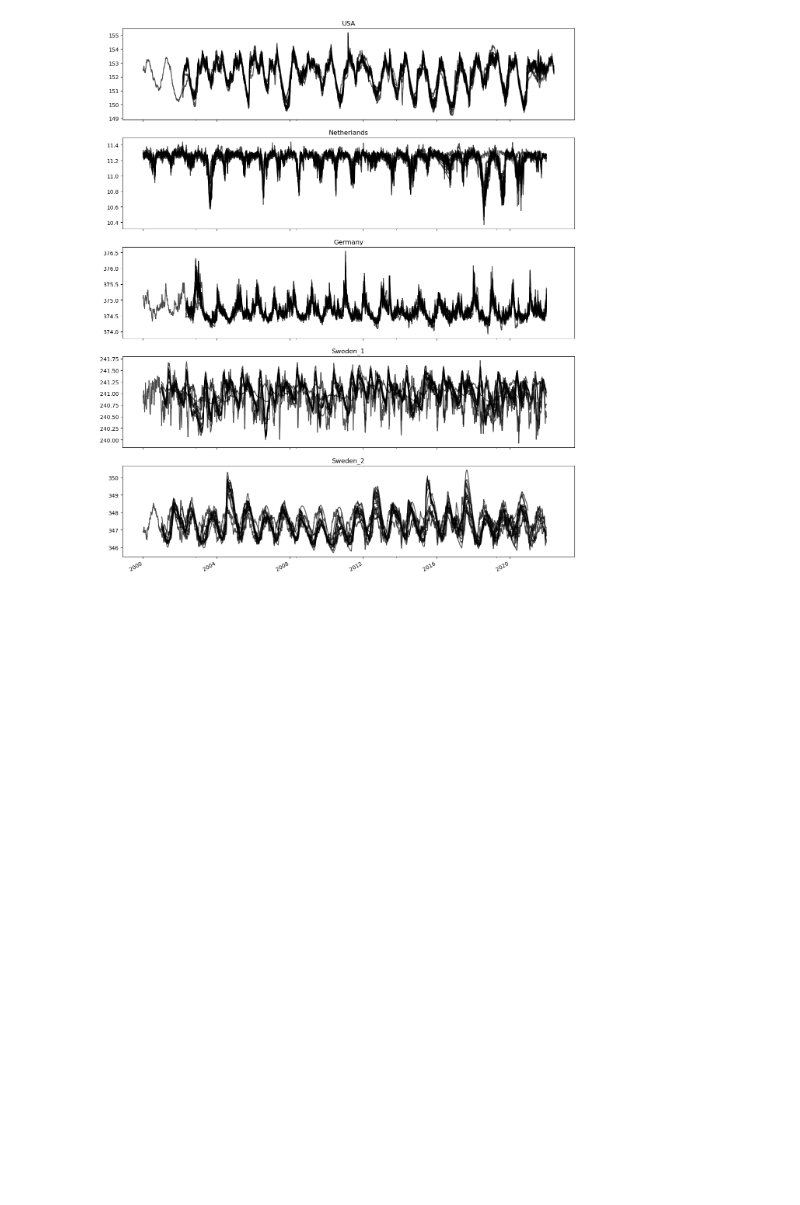
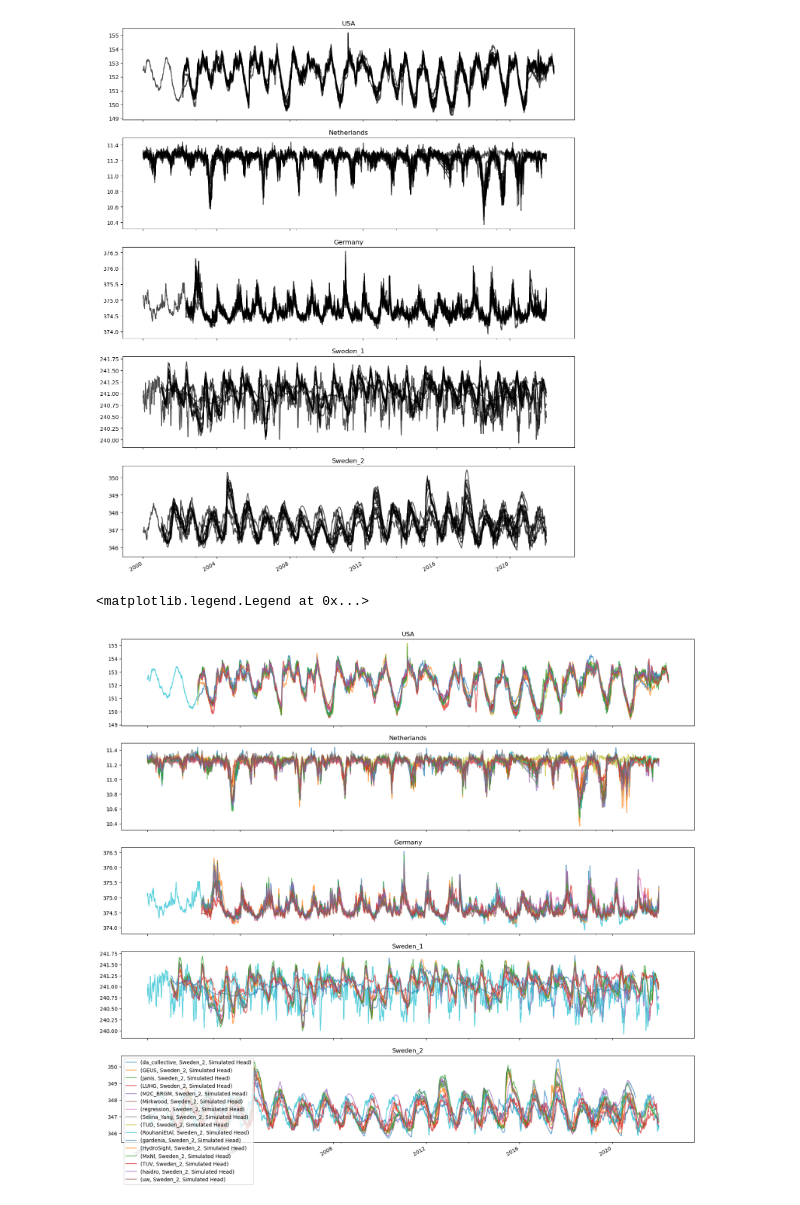
Before and after one commit to gwmodeling/challenge, a Jupyter notebook: scripts/collect_data.ipynb, the cells around one changed output. Drawn from its saved outputs; the diff is of its cells as text; code cells hidden in the pictures; blank space fills up the shorter version.

```diff
--- a/scripts/collect_data.ipynb
+++ b/scripts/collect_data.ipynb
@@ -92,3 +96,18 @@ for i, well in enumerate(wells):
     axes[i].set_title(well)
 # %% [output]
 [figure]
+# %%
+fig, axes = plt.subplots(5,1, figsize=(20,20), sharex=True)
+axes = axes.flatten()
+
+for i, well in enumerate(wells):
+
+    for _, ts in df.loc[:, (slice(None), well, "Simulated Head")].astype(float).items():
+        ts.dropna().plot(ax=axes[i], x_compat=True, legend=False, alpha=0.7)
+
+    axes[i].set_title(well)
+
+plt.legend()
+# %% [output]
+<matplotlib.legend.Legend at 0x...>
+[figure, added]
```
Also changed, not shown: parts of 4 cells of this notebook, 2 other files.
